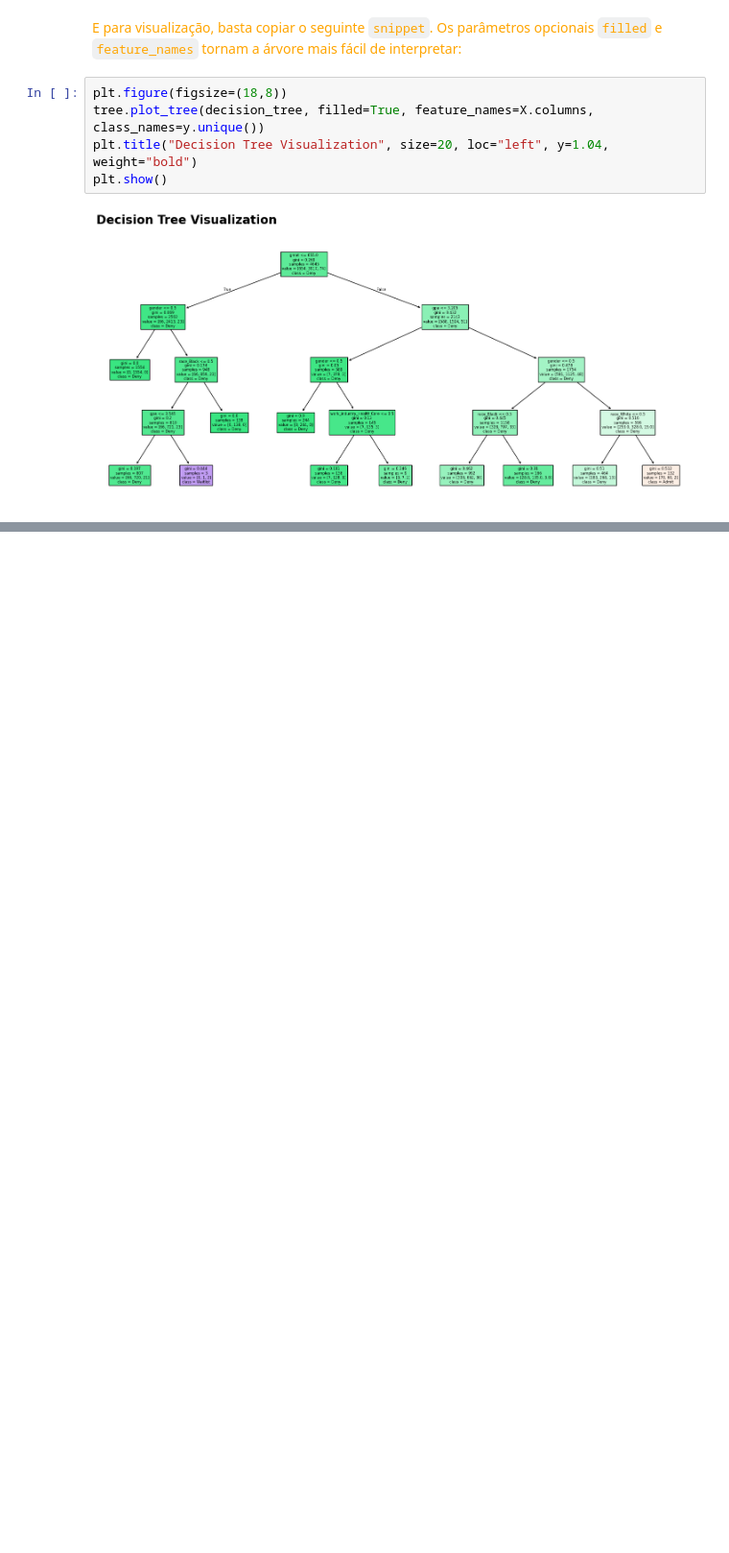
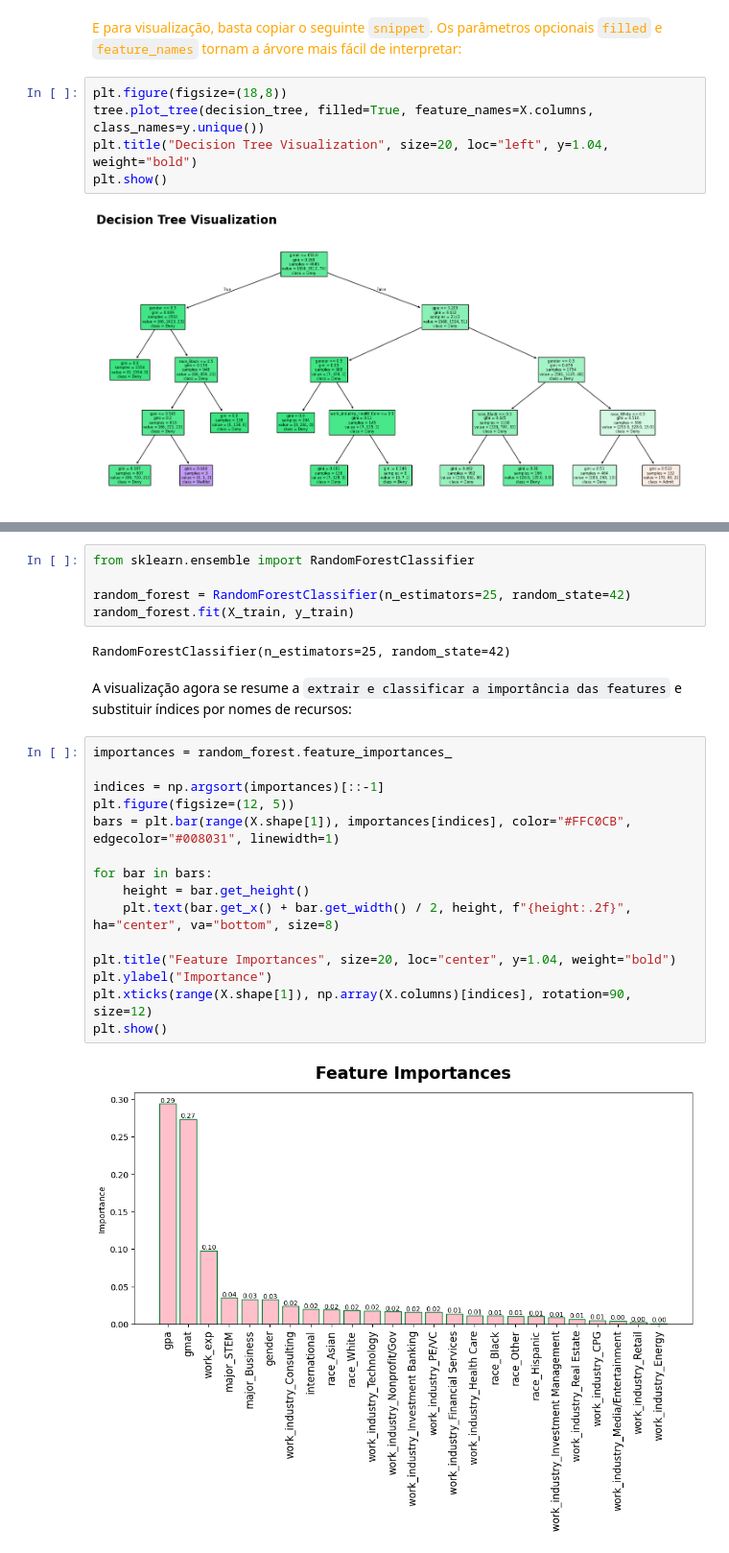
Before and after one commit to EddyGiusepe/SHAP_SHapley_Additive_exPlanations, a Jupyter notebook: 2_SHAP.ipynb, the cells around one changed output, grey strips where cells are left out. Shown: that part at 96% size. Drawn from its saved outputs; the diff is of its cells as text; blank space fills up the shorter version.

Commit message:
Visualizando a "Feature Importances"

```diff
--- a/2_SHAP.ipynb
+++ b/2_SHAP.ipynb
@@ -442,0 +453,26 @@ plt.show()
+# %%
+from sklearn.ensemble import RandomForestClassifier
+
+random_forest = RandomForestClassifier(n_estimators=25, random_state=42)
+random_forest.fit(X_train, y_train)
+# %% [output]
+RandomForestClassifier(n_estimators=25, random_state=42)
+# %% [markdown]
+A visualização agora se resume a `extrair e classificar a importância das features` e substituir índices por nomes de recursos:
+# %%
+importances = random_forest.feature_importances_
+
+indices = np.argsort(importances)[::-1]
+plt.figure(figsize=(12, 5))
+bars = plt.bar(range(X.shape[1]), importances[indices], color="#FFC0CB", edgecolor="#008031", linewidth=1)
+
+for bar in bars:
+    height = bar.get_height()
+    plt.text(bar.get_x() + bar.get_width() / 2, height, f"{height:.2f}", ha="center", va="bottom", size=8)
+
+plt.title("Feature Importances", size=20, loc="center", y=1.04, weight="bold")
+plt.ylabel("Importance")
+plt.xticks(range(X.shape[1]), np.array(X.columns)[indices], rotation=90, size=12)
+plt.show()
+# %% [output]
+[figure, added]
```
Also changed, not shown: parts of 4 cells of this notebook.
